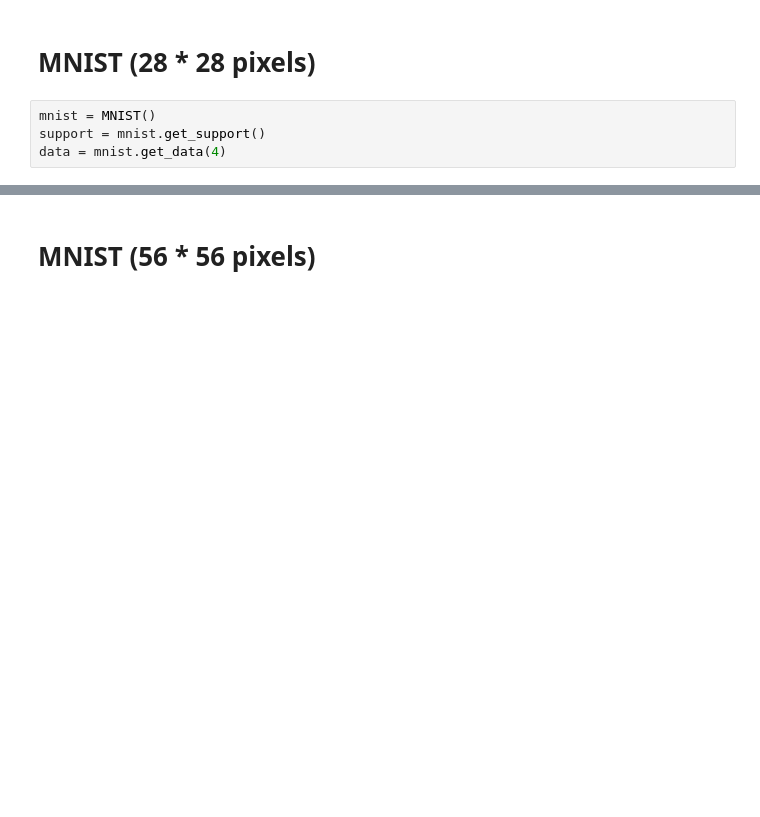
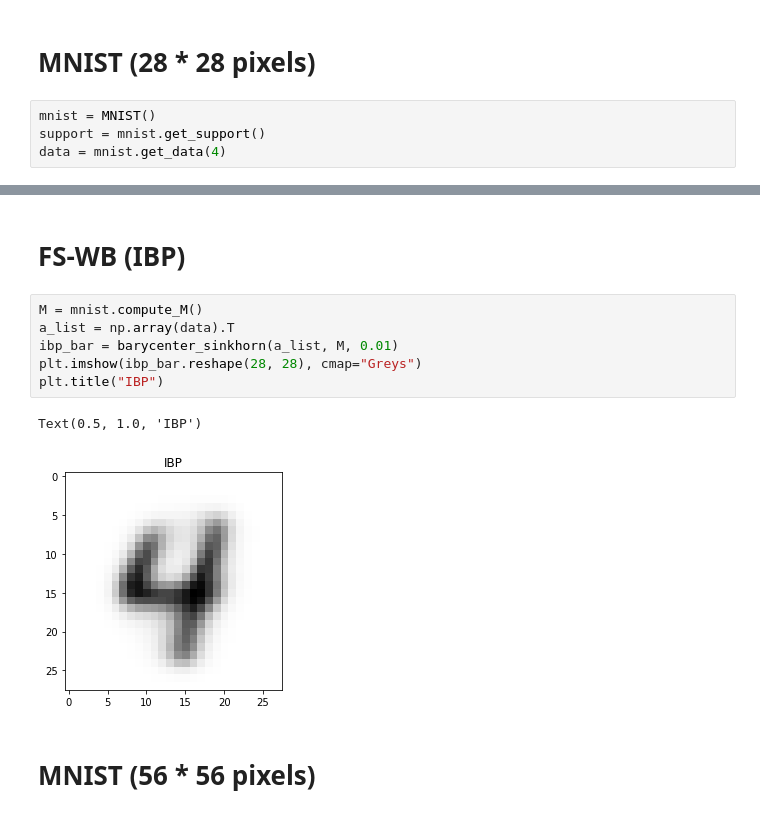
Before and after one commit to yukiTakezawa/FS_TSWB, a Jupyter notebook: examples.ipynb, the cells around one changed output, grey strips where cells are left out. Drawn from its saved outputs; the diff is of its cells as text; blank space fills up the shorter version.

```diff
--- a/examples.ipynb
+++ b/examples.ipynb
@@ -52,3 +54,14 @@ Text(0.5, 1.0, 'FS-SWB (T=10)')
+# %% [markdown]
+# FS-WB (IBP)
+# %%
+M = mnist.compute_M()
+a_list = np.array(data).T
+ibp_bar = barycenter_sinkhorn(a_list, M, 0.01)
+plt.imshow(ibp_bar.reshape(28, 28), cmap="Greys")
+plt.title("IBP")
+# %% [output]
+Text(0.5, 1.0, 'IBP')
+[figure, added]
 # %% [markdown]
 # MNIST (56 * 56 pixels)
 # %%
```
Also changed, not shown: parts of 15 cells of this notebook, 2 other files.
